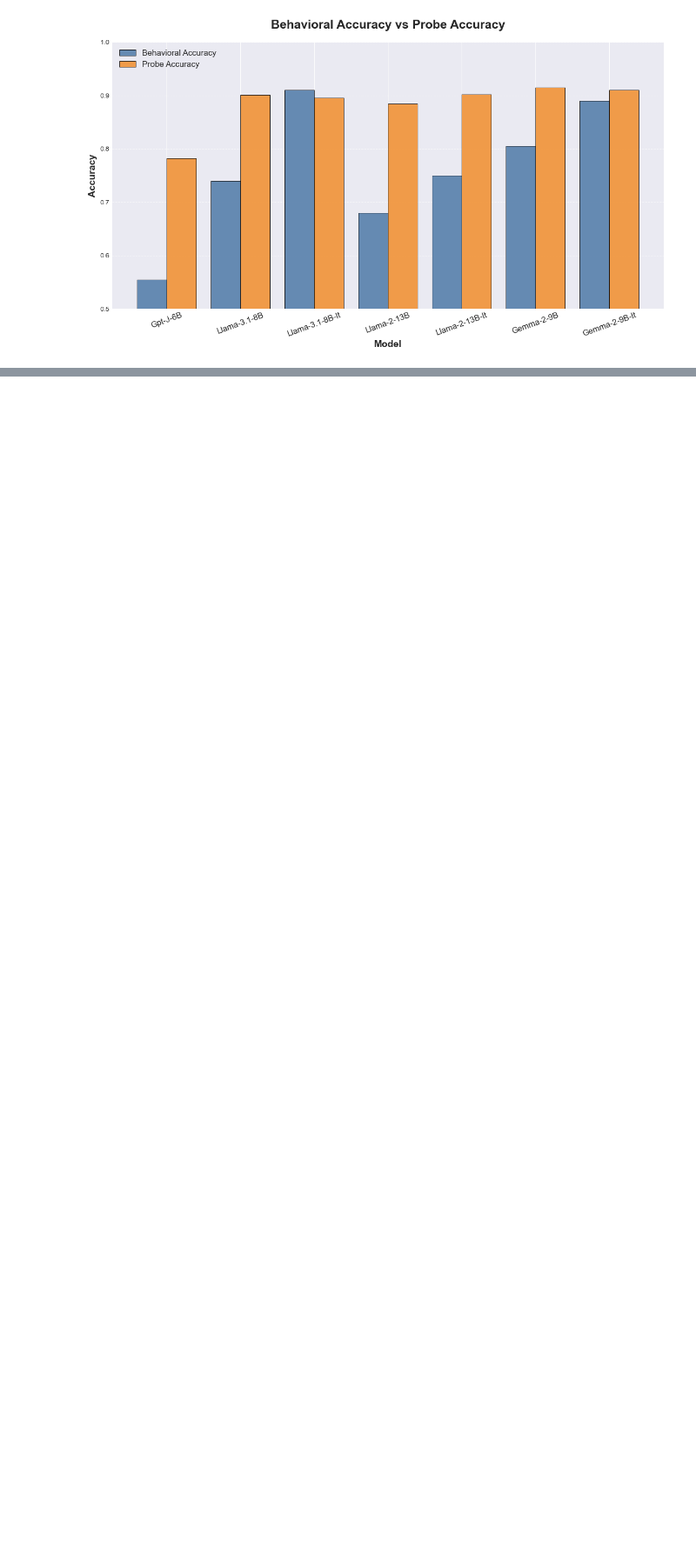
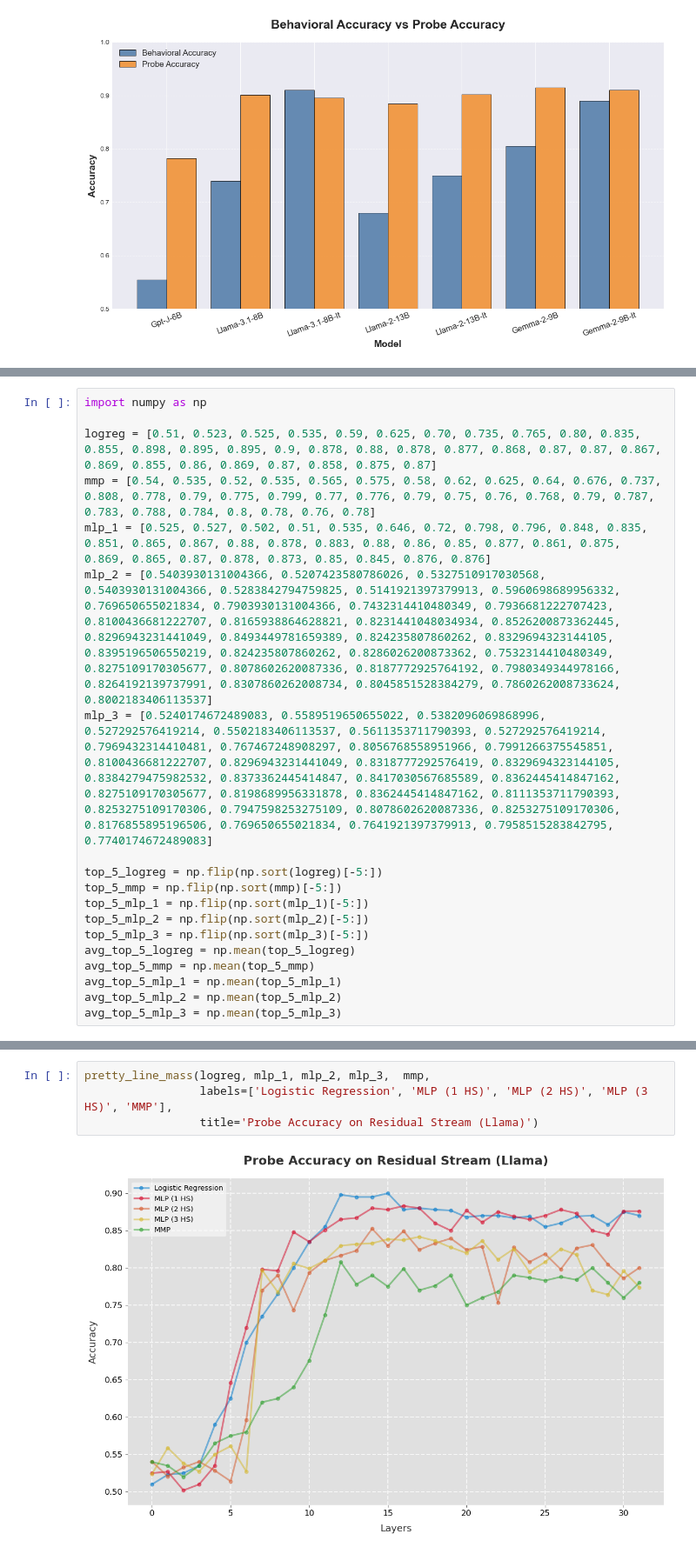
Before and after one commit to Supersheep7/belief-repr1, a Jupyter notebook: barplot.ipynb, the cells around one changed output, grey strips where cells are left out. Shown at 87% size. Saved outputs shown, nothing was run; the diff lists cells and outputs as text; blank space fills up the shorter version.

```diff
--- a/barplot.ipynb
+++ b/barplot.ipynb
@@ -120,0 +190,19 @@ plt.show()
+# %%
+import numpy as np
+
+logreg = [0.51, 0.523, 0.525, 0.535, 0.59, 0.625, 0.70, 0.735, 0.765, 0.80, 0.835, 0.855, 0.898, 0.895, 0.895, 0.9, 0.878, 0.88, 0.878, 0.877, 0.868, 0.87, 0.87, 0.867, 0.869, 0.855, 0.86, 0.869, 0.87, 0.858, 0.875, 0.87]
+mmp = [0.54, 0.535, 0.52, 0.535, 0.565, 0.575, 0.58, 0.62, 0.625, 0.64, 0.676, 0.737, 0.808, 0.778, 0.79, 0.775, 0.799, 0.77, 0.776, 0.79, 0.75, 0.76, 0.768, 0.79, 0.787, 0.783, 0.788, 0.784, 0.8, 0.78, 0.76, 0.78]
+mlp_1 = [0.525, 0.527, 0.502, 0.51, 0.535, 0.646, 0.72, 0.798, 0.796, 0.848, 0.835, 0.851, 0.865, 0.867, 0.88, 0.878, 0.883, 0.88, 0.86, 0.85, 0.877, 0.861, 0.875, 0.869, 0.865, 0.87, 0.878, 0.873, 0.85, 0.845, 0.876, 0.876]
+mlp_2 = [0.5403930131004366, 0.5207423580786026, 0.5327510917030568, 0.5403930131004366, 0.5283842794759825, 0.5141921397379913, 0.5960698689956332, 0.769650655021834, 0.7903930131004366, 0.7432314410480349, 0.7936681222707423, 0.8100436681222707, 0.8165938864628821, 0.8231441048034934, 0.8526200873362445, 0.8296943231441049, 0.8493449781659389, 0.824235807860262, 0.8329694323144105, 0.8395196506550219, 0.824235807860262, 0.8286026200873362, 0.7532314410480349, 0.8275109170305677, 0.8078602620087336, 0.8187772925764192, 0.7980349344978166, 0.8264192139737991, 0.8307860262008734, 0.8045851528384279, 0.7860262008733624, 0.8002183406113537]
+mlp_3 = [0.5240174672489083, 0.5589519650655022, 0.5382096069868996, 0.527292576419214, 0.5502183406113537, 0.5611353711790393, 0.527292576419214, 0.7969432314410481, 0.767467248908297, 0.8056768558951966, 0.7991266375545851, 0.8100436681222707, 0.8296943231441049, 0.8318777292576419, 0.8329694323144105, 0.8384279475982532, 0.8373362445414847, 0.8417030567685589, 0.8362445414847162, 0.8275109170305677, 0.8198689956331878, 0.8362445414847162, 0.8111353711790393, 0.8253275109170306, 0.7947598253275109, 0.8078602620087336, 0.8253275109170306, 0.8176855895196506, 0.769650655021834, 0.7641921397379913, 0.7958515283842795, 0.7740174672489083]
+
+top_5_logreg = np.flip(np.sort(logreg)[-5:])
+top_5_mmp = np.flip(np.sort(mmp)[-5:])
+top_5_mlp_1 = np.flip(np.sort(mlp_1)[-5:])
+top_5_mlp_2 = np.flip(np.sort(mlp_2)[-5:])
+top_5_mlp_3 = np.flip(np.sort(mlp_3)[-5:])
+avg_top_5_logreg = np.mean(top_5_logreg)
+avg_top_5_mmp = np.mean(top_5_mmp)
+avg_top_5_mlp_1 = np.mean(top_5_mlp_1)
+avg_top_5_mlp_2 = np.mean(top_5_mlp_2)
+avg_top_5_mlp_3 = np.mean(top_5_mlp_3)
@@ -120,0 +271,6 @@ plt.show()
+# %%
+pretty_line_mass(logreg, mlp_1, mlp_2, mlp_3,  mmp,
+                 labels=['Logistic Regression', 'MLP (1 HS)', 'MLP (2 HS)', 'MLP (3 HS)', 'MMP'],
+                 title='Probe Accuracy on Residual Stream (Llama)')
+# %% [output]
+[figure, added]
```
Also changed, not shown: parts of 5 cells of this notebook, 4 other files.
